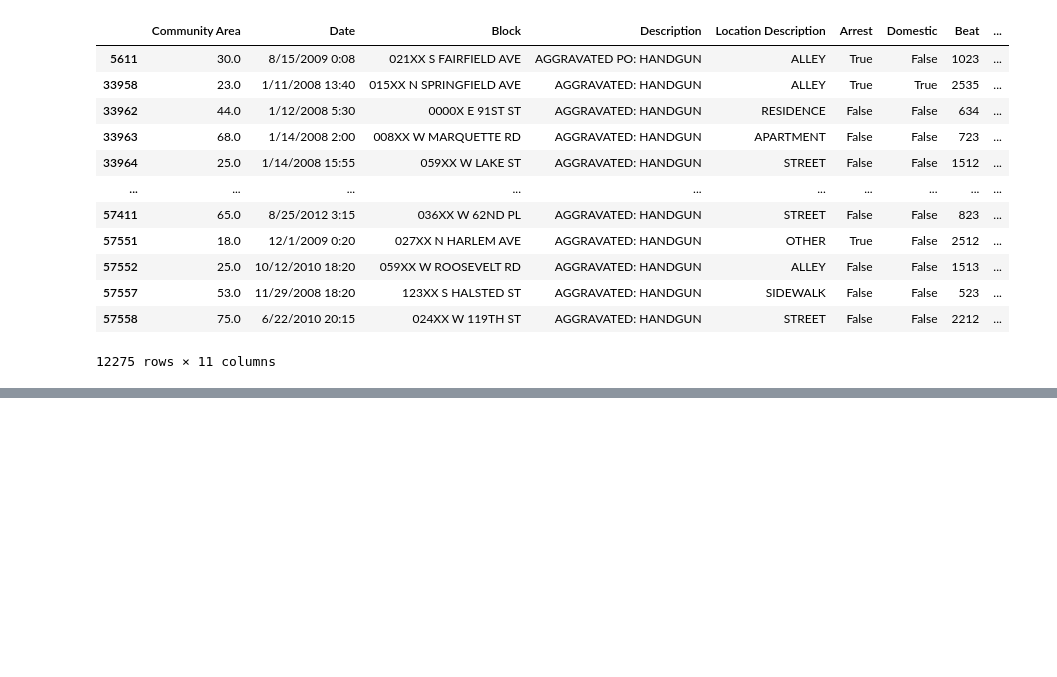
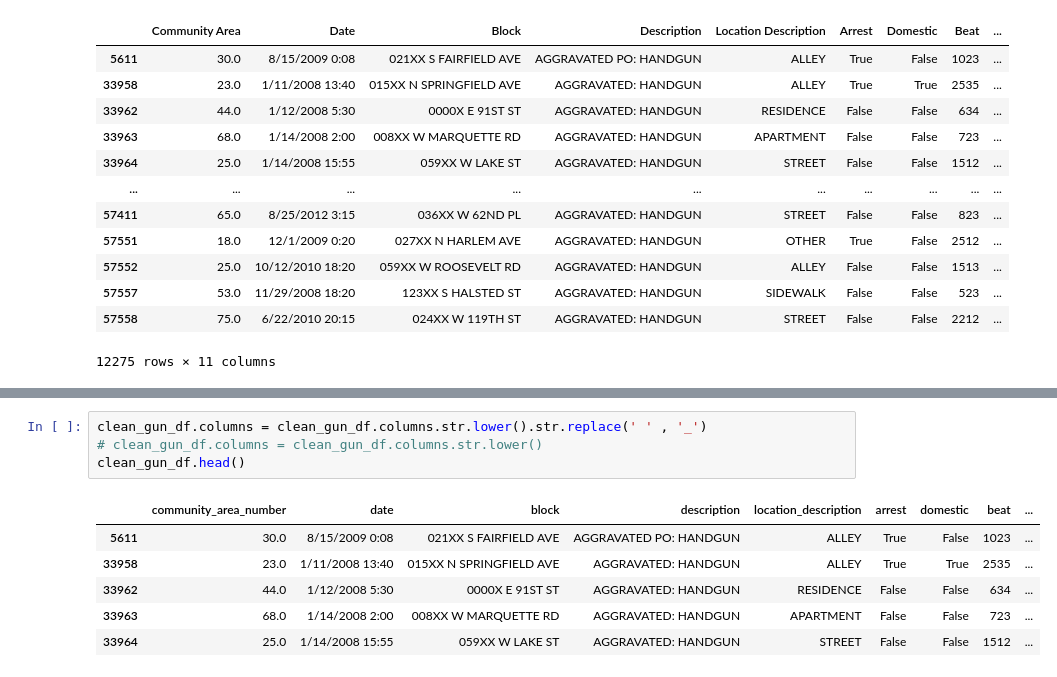
Before and after one commit to NickP20/Gun_Violence, a Jupyter notebook: Untitled.ipynb, the cells around one changed output, grey strips where cells are left out. Cells and saved outputs as stored; diff of their text form; blank space fills up the shorter version.

```diff
--- a/Untitled.ipynb
+++ b/Untitled.ipynb
@@ -177,3 +194,14 @@ clean_gun_df.head()
 | 33962 | 44.0 | 1/12/2008 5:30 | 0000X E 91ST ST | AGGRAVATED: HANDGUN | RESIDENCE | False | False | 634 | ... |
 | 33963 | 68.0 | 1/14/2008 2:00 | 008XX W MARQUETTE RD | AGGRAVATED: HANDGUN | APARTMENT | False | False | 723 | ... |
 | 33964 | 25.0 | 1/14/2008 15:55 | 059XX W LAKE ST | AGGRAVATED: HANDGUN | STREET | False | False | 1512 | ... |
+# %%
+clean_gun_df.columns = clean_gun_df.columns.str.lower().str.replace(' ' , '_')
+# clean_gun_df.columns = clean_gun_df.columns.str.lower()
+clean_gun_df.head()
+# %% [output]
+|  | community_area_number | date | block | description | location_description | arrest | domestic | beat | ... |
+| 5611 | 30.0 | 8/15/2009 0:08 | 021XX S FAIRFIELD AVE | AGGRAVATED PO: HANDGUN | ALLEY | True | False | 1023 | ... |
+| 33958 | 23.0 | 1/11/2008 13:40 | 015XX N SPRINGFIELD AVE | AGGRAVATED: HANDGUN | ALLEY | True | True | 2535 | ... |
+| 33962 | 44.0 | 1/12/2008 5:30 | 0000X E 91ST ST | AGGRAVATED: HANDGUN | RESIDENCE | False | False | 634 | ... |
+| 33963 | 68.0 | 1/14/2008 2:00 | 008XX W MARQUETTE RD | AGGRAVATED: HANDGUN | APARTMENT | False | False | 723 | ... |
+| 33964 | 25.0 | 1/14/2008 15:55 | 059XX W LAKE ST | AGGRAVATED: HANDGUN | STREET | False | False | 1512 | ... |
```
Also changed, not shown: parts of 2 cells of this notebook.
